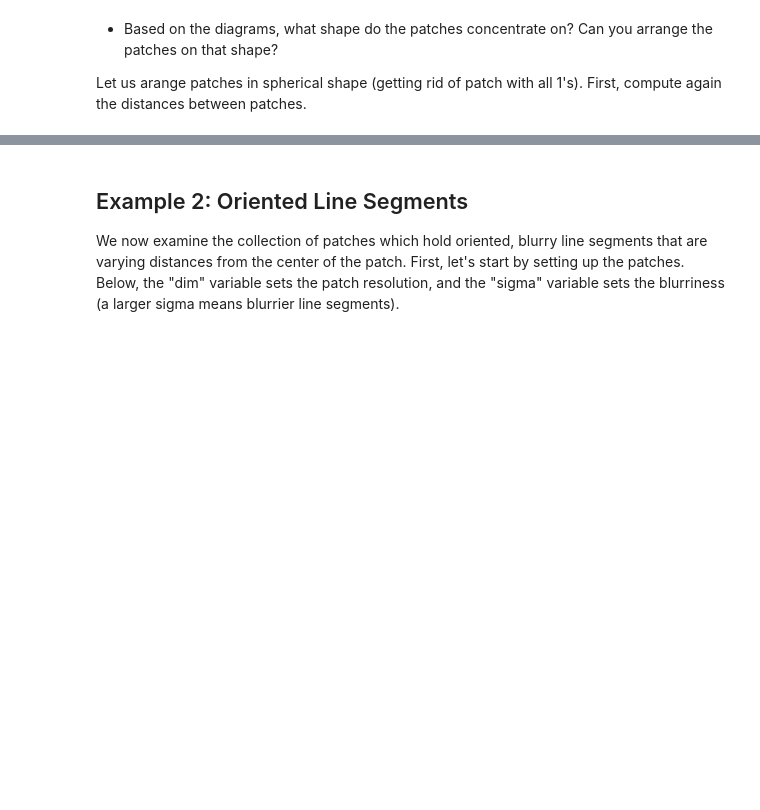
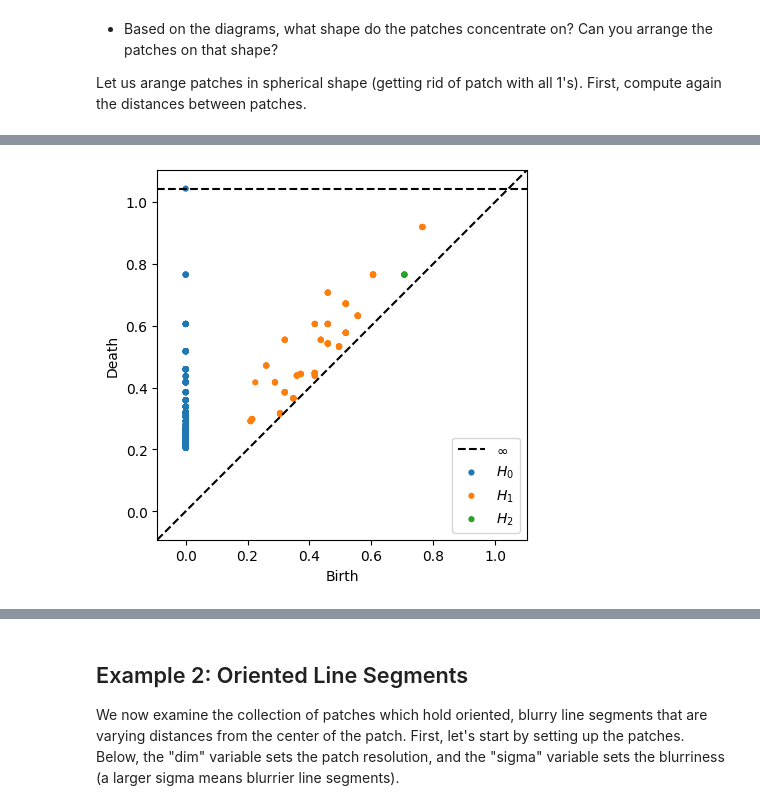
Before and after one commit to atorras1618/Miscellaneous-TDA-notebooks, a Jupyter notebook: Image_Patches.ipynb, the cells around one changed output, grey strips where cells are left out. Saved outputs shown, nothing was run; the diff lists cells and outputs as text; code cells hidden in the pictures; blank space fills up the shorter version.

```diff
--- a/Image_Patches.ipynb
+++ b/Image_Patches.ipynb
@@ -306,0 +221,15 @@ Let us now normalize and do as suggested.
+# %%
+P_norm = np.copy(P)
+idx_cstnt_patches = []
+for i, patch in enumerate(P):
+    if np.all(patch):
+        idx_cstnt_patches.append(i)
+    if not np.any(patch):
+        idx_cstnt_patches.append(i)
+
+
+P_norm = np.delete(P_norm, idx_cstnt_patches, axis=0)
+
+XSqr_norm = np.sum(P_norm**2, 1) # compute L^2 norm
+XSqr_norm = np.sqrt(XSqr_norm)
+P_norm = np.divide(P_norm.T, XSqr_norm).T
@@ -306,0 +242,7 @@ Let us now normalize and do as suggested.
+# %%
+plt.figure()
+dgms = ripser(P_norm, maxdim=2, metric='euclidean')['dgms']
+plot_diagrams(dgms)
+plt.show()
+# %% [output]
+[figure, added]
```
Also changed, not shown: parts of 30 cells of this notebook.
